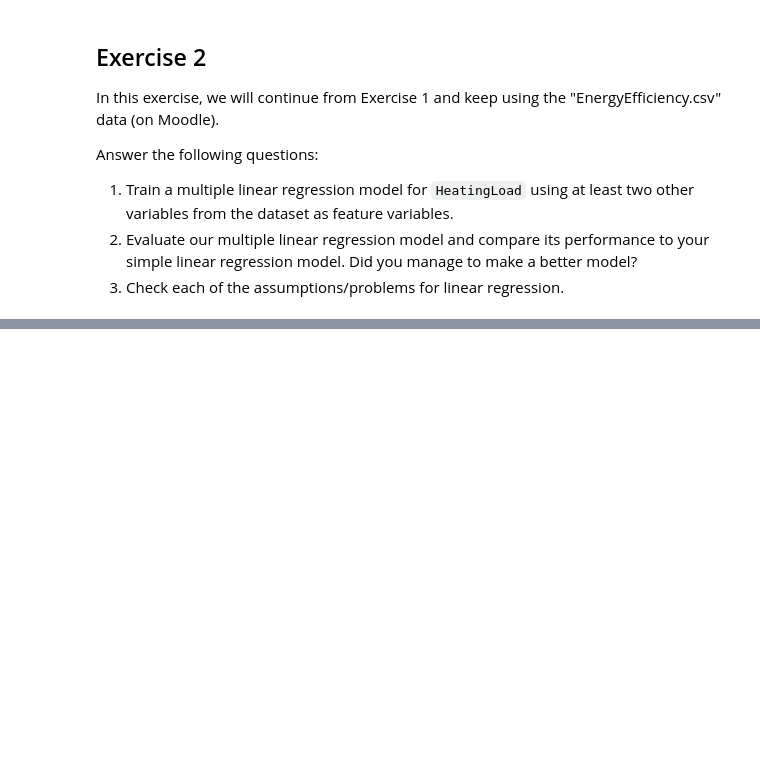
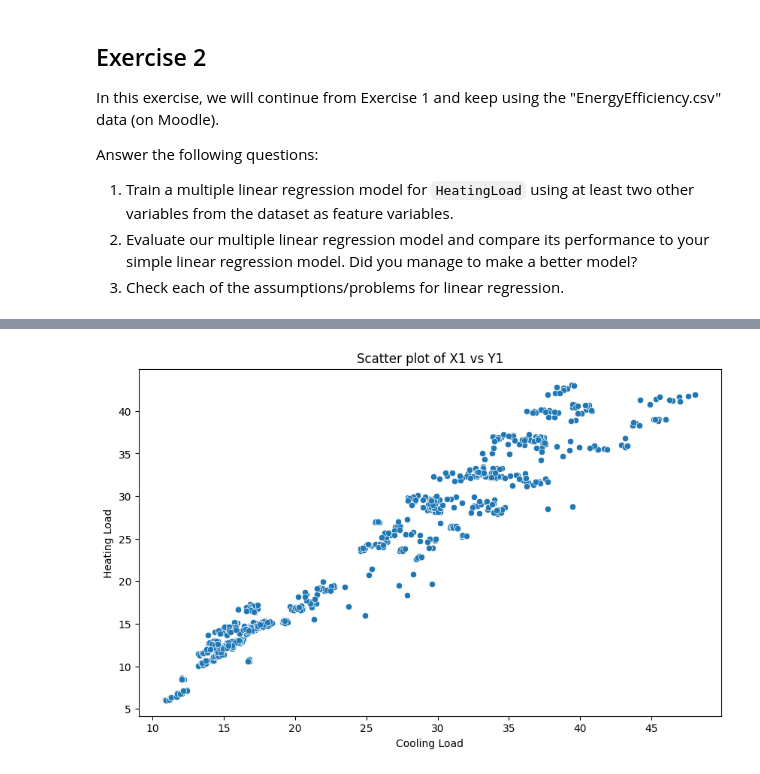
Before and after one commit to Sebastianrix/Data-Things, a Jupyter notebook: 3)Regression/Exercises in linear regression.ipynb, the cells around one changed output, grey strips where cells are left out. Cells and saved outputs as stored; diff of their text form; code cells hidden in the pictures; blank space fills up the shorter version.

```diff
--- a/3)Regression/Exercises in linear regression.ipynb
+++ b/3)Regression/Exercises in linear regression.ipynb
@@ -24,0 +97,12 @@ Answer the following questions:
+# %%
+plt.figure(figsize=(10, 6))
+sns.scatterplot(
+    data=df,
+    x='CoolingLoad',
+    y='HeatingLoad')
+plt.title('Scatter plot of X1 vs Y1')
+plt.xlabel('Cooling Load')
+plt.ylabel('Heating Load')
+plt.show()
+# %% [output]
+[figure, added]
```
Also changed, not shown: parts of 4 cells of this notebook.
